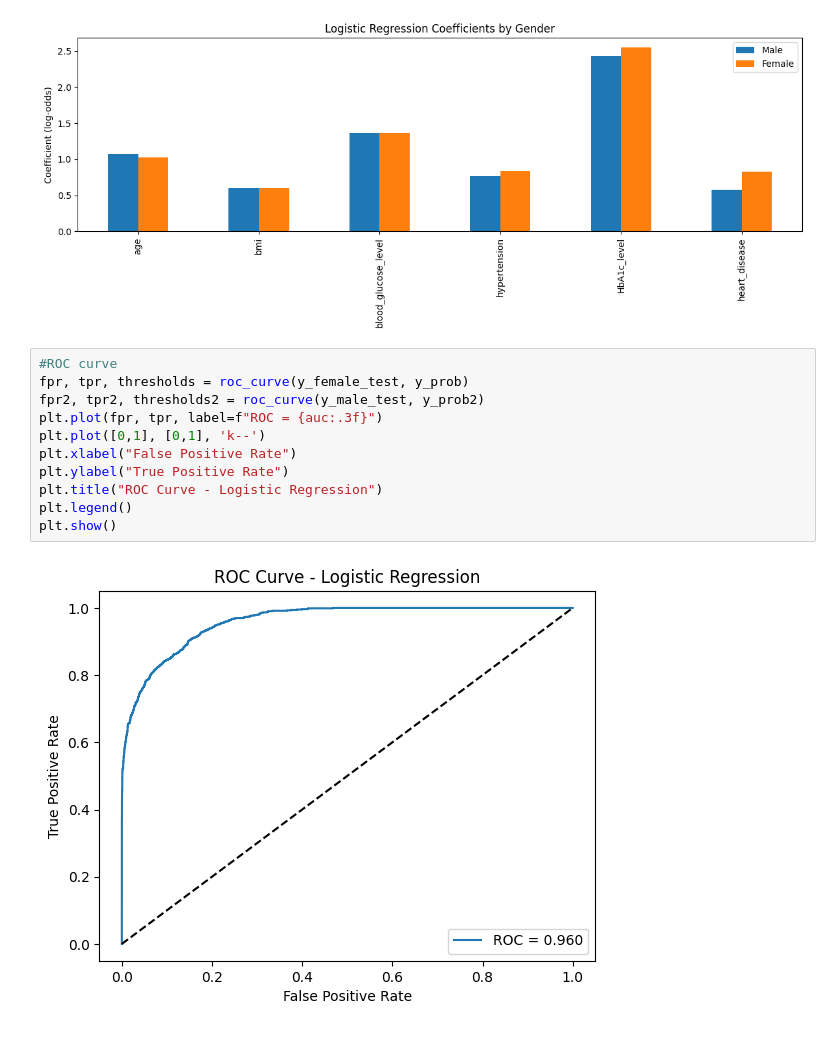
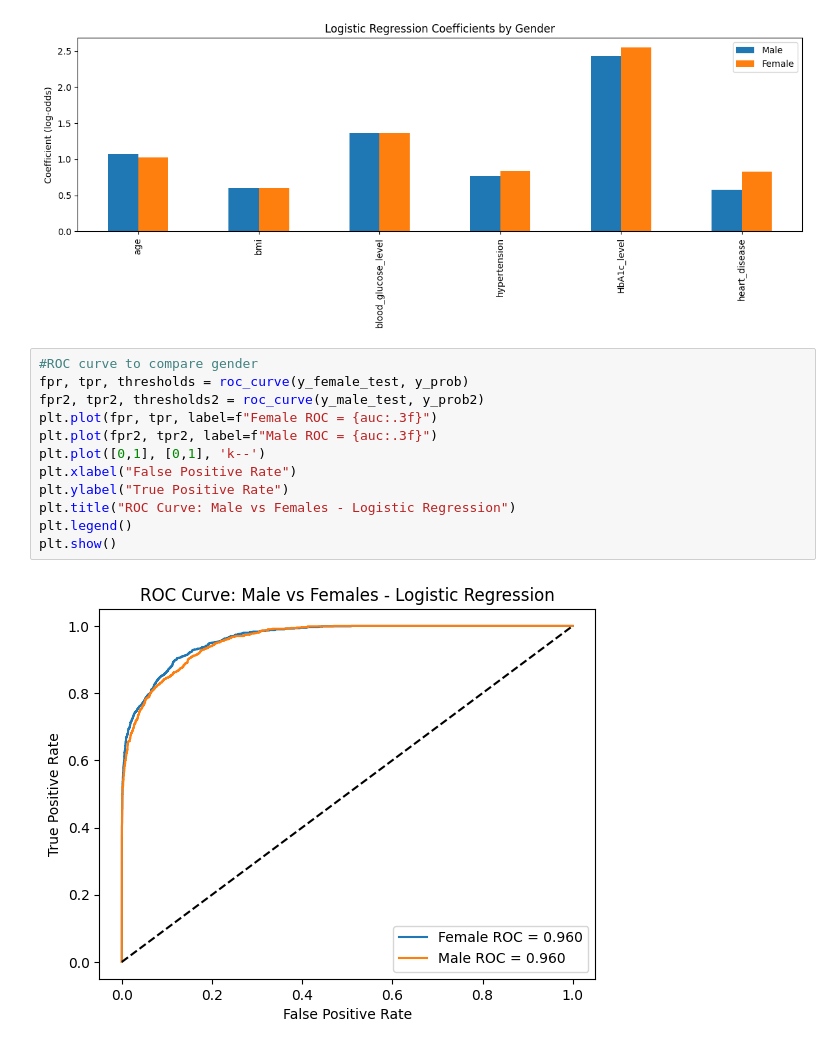
Before and after one commit to raygomez16/data309_datasciencecapstoneproject_diabetesprediction, a Jupyter notebook: 05_gender_based_logistic_regression.ipynb, the cells around one changed output. Saved outputs shown, nothing was run; the diff lists cells and outputs as text.

Commit message:
fixed the codes and plots

```diff
--- a/05_gender_based_logistic_regression.ipynb
+++ b/05_gender_based_logistic_regression.ipynb
@@ -253,15 +253,16 @@ plt.show()
 [figure]
 [figure]
 # %%
-#ROC curve
+#ROC curve to compare gender
 fpr, tpr, thresholds = roc_curve(y_female_test, y_prob)
 fpr2, tpr2, thresholds2 = roc_curve(y_male_test, y_prob2)
-plt.plot(fpr, tpr, label=f"ROC = {auc:.3f}")
+plt.plot(fpr, tpr, label=f"Female ROC = {auc:.3f}")
+plt.plot(fpr2, tpr2, label=f"Male ROC = {auc:.3f}")
 plt.plot([0,1], [0,1], 'k--')
 plt.xlabel("False Positive Rate")
 plt.ylabel("True Positive Rate")
-plt.title("ROC Curve - Logistic Regression")
+plt.title("ROC Curve: Male vs Females - Logistic Regression")
 plt.legend()
 plt.show()
 # %% [output]
-[figure, old version]
+[figure, new version]
```
Also changed, not shown: 1 other file.
